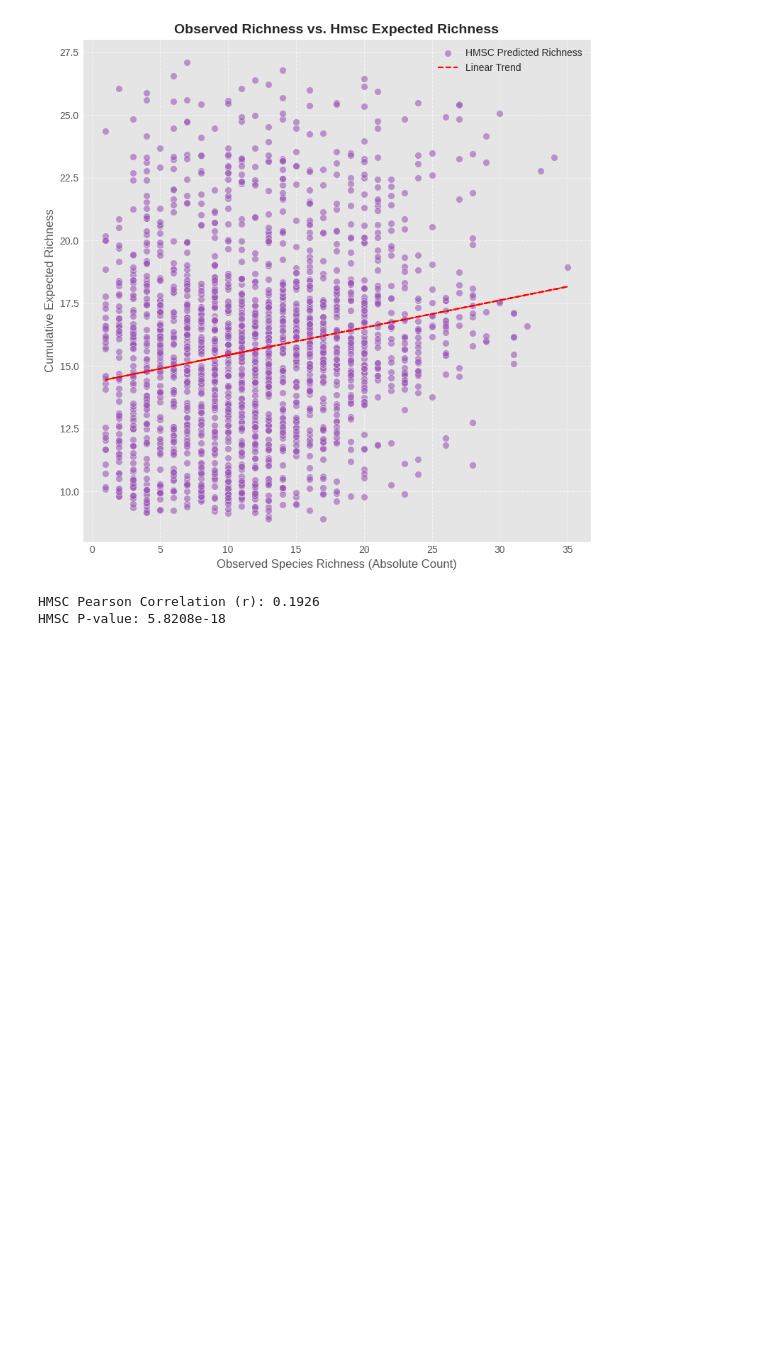
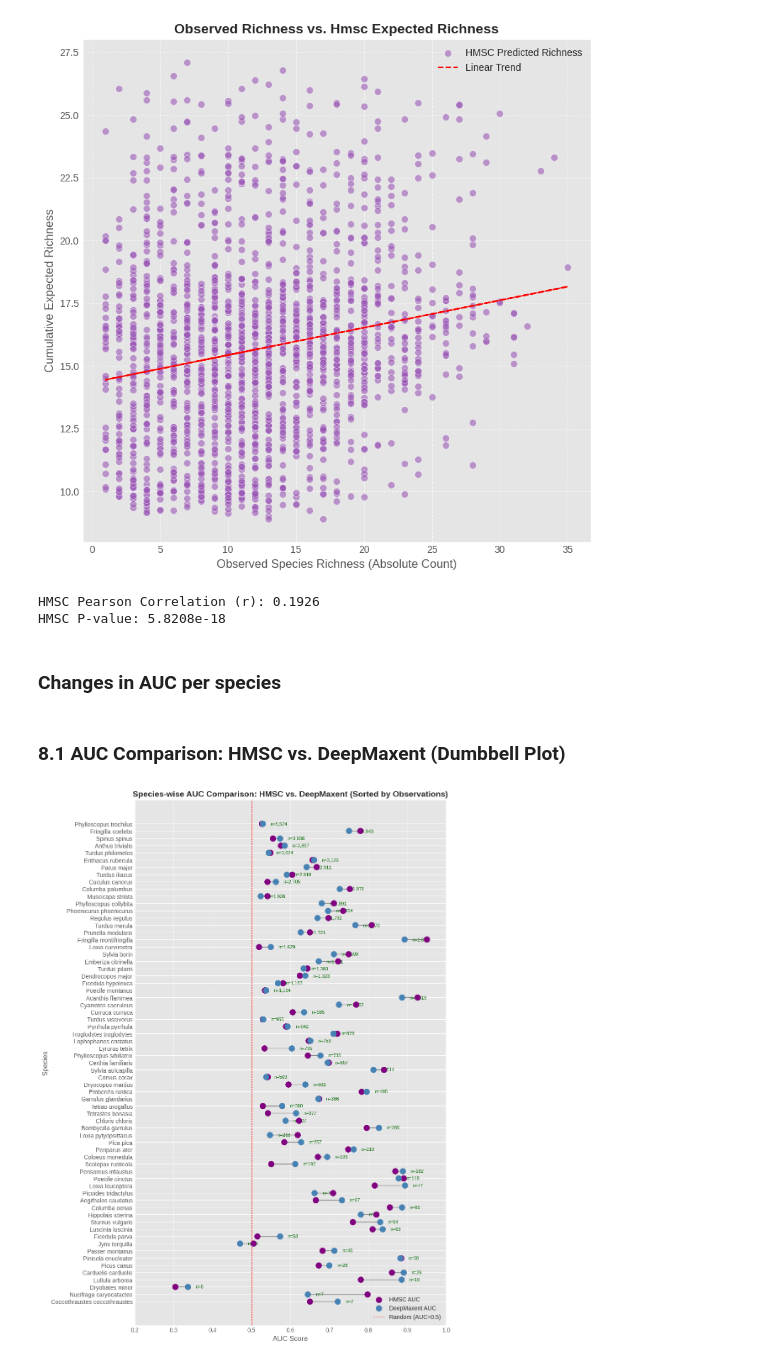
Before and after one commit to cmunozr/2026_I_AI_GU, a Jupyter notebook: Project/deepmaxent.ipynb, the cells around one changed output. Cells and saved outputs as stored; diff of their text form; code cells hidden in the pictures; blank space fills up the shorter version.

```diff
--- a/Project/deepmaxent.ipynb
+++ b/Project/deepmaxent.ipynb
@@ -1727,3 +1709,83 @@ print(f"HMSC P-value: {p_value_hmsc:.4e}")
 [figure]
 HMSC Pearson Correlation (r): 0.1926
 HMSC P-value: 5.8208e-18
+# %% [markdown]
+### Changes in AUC per species
+# %% [markdown]
+### 8.1 AUC Comparison: HMSC vs. DeepMaxent (Dumbbell Plot)
+# %%
+import pandas as pd
+import numpy as np
+import matplotlib.pyplot as plt
+
+# Ensure species_list is available (from cell 51da3cc4)
+if 'species_list' not in locals():
+    species_list = df.columns.tolist()
+
+# Create a DataFrame for DeepMaxent AUCs
+deepmaxent_auc_df = pd.DataFrame({
+    'species': species_list,
+    'deepmaxent_auc': deepmaxent_species_aucs
+})
+
+# Merge HMSC AUCs (from hmsc_auc_df) with DeepMaxent AUCs and species counts
+# Ensure the species names are consistent for merging
+
+# First, prepare species_counts from df_filtered (from cell b8f7a099)
+# df_filtered is already a long format of occurrences
+species_obs_counts = df_filtered['species'].value_counts().reset_index()
+species_obs_counts.columns = ['species', 'observations']
+
+# Combine all data into one DataFrame
+comparison_df = pd.merge(hmsc_auc_df, deepmaxent_auc_df, on='species', how='inner')
+comparison_df = pd.merge(comparison_df, species_obs_counts, on='species', how='inner')
+
+# Sort by number of observations in ascending order for plotting
+comparison_df_sorted = comparison_df.sort_values(by='observations', ascending=True).reset_index(drop=True)
+
+# Create the dumbbell plot
+plt.figure(figsize=(10, max(6, len(species_list) * 0.2)))
+
+# Plot HMSC AUC as left point
+plt.scatter(
+    comparison_df_sorted['AUC'], # HMSC AUC
+    comparison_df_sorted['species'],
+    color='purple', s=100, zorder=5, label='HMSC AUC'
+)
+
+# Plot DeepMaxent AUC as right point
+plt.scatter(
+    comparison_df_sorted['deepmaxent_auc'],
+    comparison_df_sorted['species'],
+    color='steelblue', s=100, zorder=5, label='DeepMaxent AUC'
+)
+
+# Connect the points with lines
+for index, row in comparison_df_sorted.iterrows():
+    plt.plot(
+        [row['AUC'], row['deepmaxent_auc']],
+        [row['species'], row['species']],
+        color='gray', linestyle='-', linewidth=1, zorder=1
+    )
+
+    # Add textual mark with number of observations
+    # Place the text closer to the DeepMaxent point, or slightly offset
+    plt.text(
+        row['deepmaxent_auc'] + 0.02, # X-position offset
+        row['species'],              # Y-position
+        f"n={row['observations']:,}",
+        ha='left', va='center', fontsize=8, color='darkgreen'
+    )
+
+plt.axvline(x=0.5, color='red', linestyle='--', linewidth=0.8, alpha=0.7, label='Random (AUC=0.5)')
+
+plt.xlabel('AUC Score', fontsize=12)
+plt.ylabel('Species', fontsize=12)
+plt.title('Species-wise AUC Comparison: HMSC vs. DeepMaxent (Sorted by Observations)', fontsize=14, fontweight='bold')
+plt.xlim(0.2, 1.0) # Standard AUC range
+plt.grid(axis='x', linestyle='--', alpha=0.7)
+plt.legend(loc='lower right')
+plt.tight_layout()
+plt.show()
+# %% [output]
+[figure, added]
```
Also changed, not shown: parts of 6 cells of this notebook.
